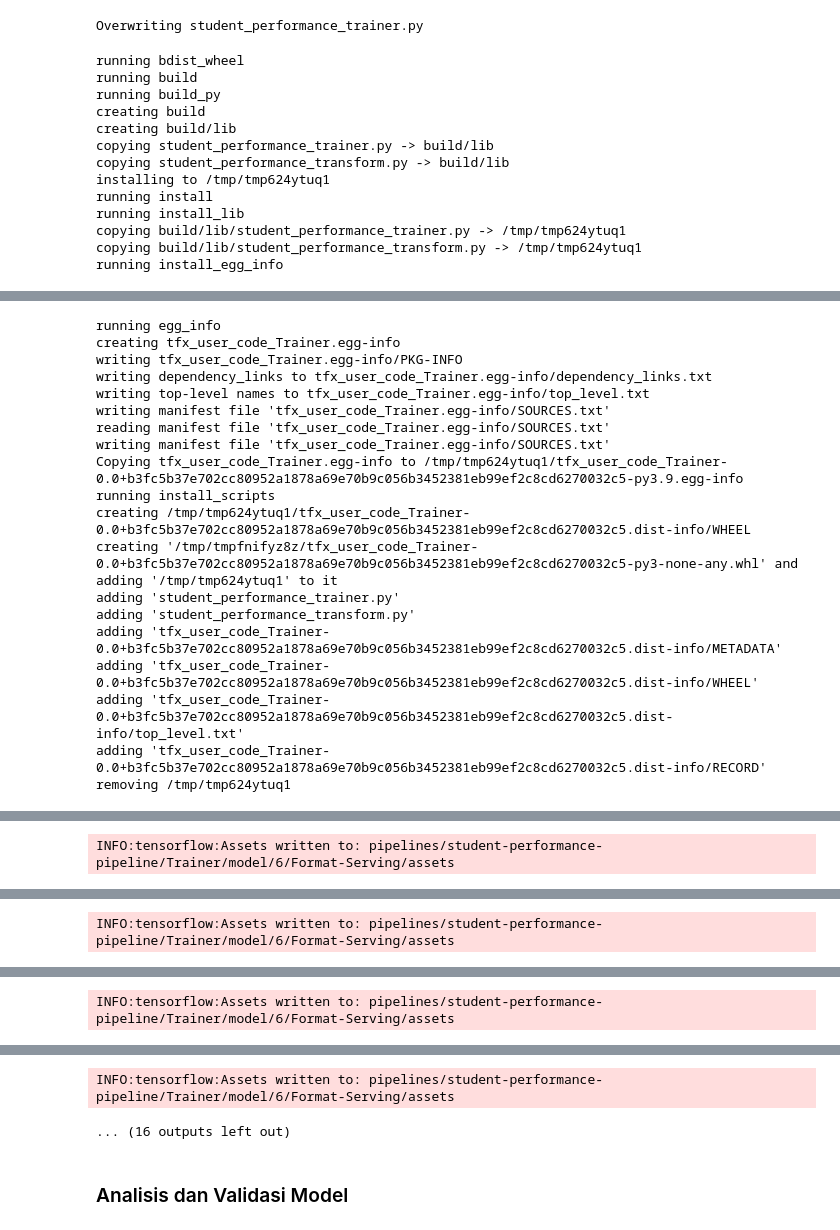
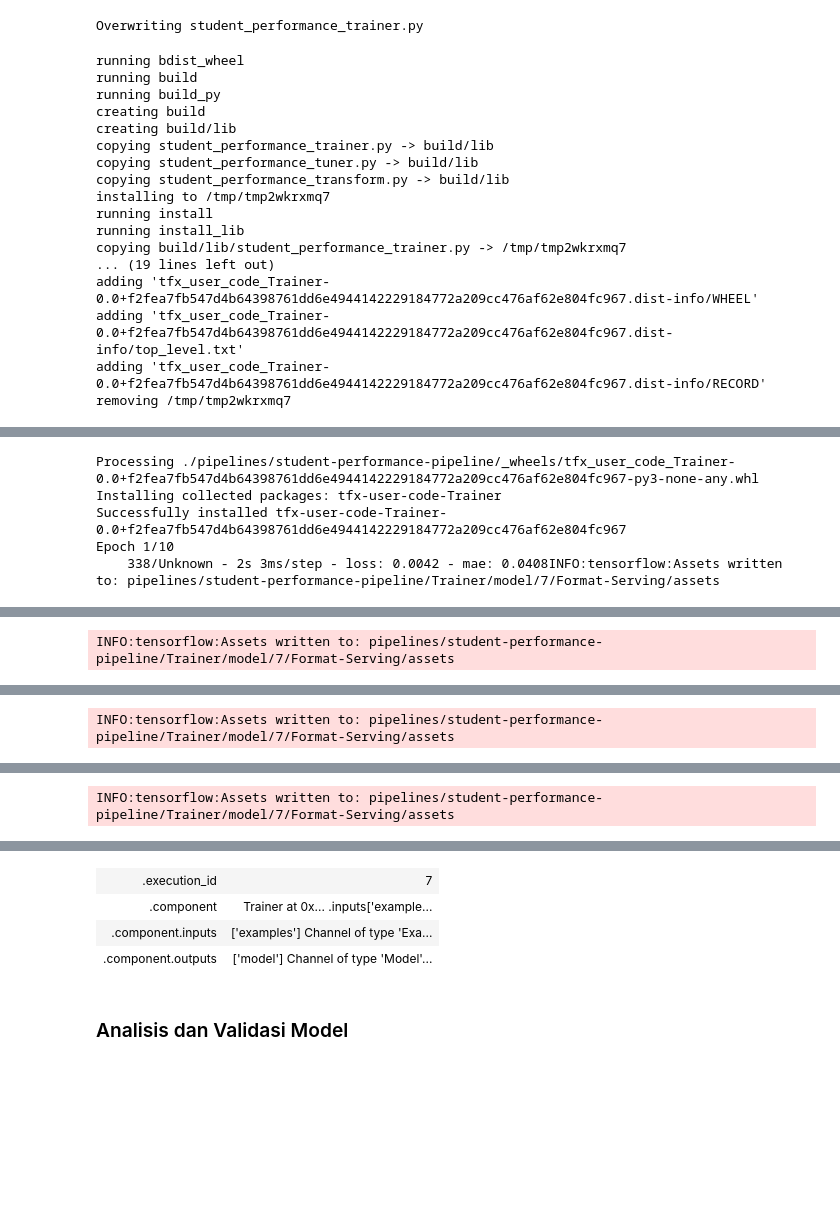
Before and after one commit to akhmad-ardi/ML_Predict_Student_Performance, a Jupyter notebook: notebook.ipynb, the cells around one changed output, grey strips where cells are left out. Cells and saved outputs as stored; diff of their text form; code cells hidden in the pictures; blank space fills up the shorter version.

```diff
--- a/notebook.ipynb
+++ b/notebook.ipynb
@@ -315,15 +501,14 @@ def run_fn(fn_args: FnArgs):
 # %% [output]
 Overwriting student_performance_trainer.py
 # %%
-from tfx.proto import trainer_pb2
-
 trainer = Trainer(
-    module_file=os.path.abspath(TRAINER_MODULE_FILE), # Path ke file Python yang berisi fungsi run_fn
-    examples=transform.outputs['transformed_examples'], # Contoh dari komponen ExampleGen atau Transform
+    module_file=os.path.abspath(TRAINER_MODULE_FILE),
+    examples=transform.outputs['transformed_examples'],
     transform_graph=transform.outputs['transform_graph'],
-    schema=schema_gen.outputs['schema'], # Skema data
-    train_args=trainer_pb2.TrainArgs(splits=['train']), # Training arguments (misalnya, num_steps)
-    eval_args=trainer_pb2.EvalArgs(splits=['eval']),# Evaluation arguments (misalnya, num_steps)
+    schema=schema_gen.outputs['schema'],
+    hyperparameters=tuner.outputs['best_hyperparameters'],
+    train_args=trainer_pb2.TrainArgs(splits=['train']),
+    eval_args=trainer_pb2.EvalArgs(splits=['eval']),
 )
 
 interactive_context.run(trainer)
@@ -334,13 +519,17 @@ running build_py
 creating build
 creating build/lib
 copying student_performance_trainer.py -> build/lib
+copying student_performance_tuner.py -> build/lib
 copying student_performance_transform.py -> build/lib
-installing to /tmp/tmp624ytuq1
+installing to /tmp/tmp2wkrxmq7
 running install
 running install_lib
-copying build/lib/student_performance_trainer.py -> /tmp/tmp624ytuq1
-copying build/lib/student_performance_transform.py -> /tmp/tmp624ytuq1
-running install_egg_info
+copying build/lib/student_performance_trainer.py -> /tmp/tmp2wkrxmq7
+... (19 lines left out)
+adding 'tfx_user_code_Trainer-0.0+f2fea7fb547d4b64398761dd6e4944142229184772a209cc476af62e804fc967.dist-info/WHEEL'
+adding 'tfx_user_code_Trainer-0.0+f2fea7fb547d4b64398761dd6e4944142229184772a209cc476af62e804fc967.dist-info/top_level.txt'
+adding 'tfx_user_code_Trainer-0.0+f2fea7fb547d4b64398761dd6e4944142229184772a209cc476af62e804fc967.dist-info/RECORD'
+removing /tmp/tmp2wkrxmq7
 !!
 
         ********************************************************************************
@@ -356,19 +548,5 @@ running install_egg_info
-running egg_info
-creating tfx_user_code_Trainer.egg-info
-writing tfx_user_code_Trainer.egg-info/PKG-INFO
-writing dependency_links to tfx_user_code_Trainer.egg-info/dependency_links.txt
-writing top-level names to tfx_user_code_Trainer.egg-info/top_level.txt
-writing manifest file 'tfx_user_code_Trainer.egg-info/SOURCES.txt'
-reading manifest file 'tfx_user_code_Trainer.egg-info/SOURCES.txt'
-writing manifest file 'tfx_user_code_Trainer.egg-info/SOURCES.txt'
-Copying tfx_user_code_Trainer.egg-info to /tmp/tmp624ytuq1/tfx_user_code_Trainer-0.0+b3fc5b37e702cc80952a1878a69e70b9c056b3452381eb99ef2c8cd6270032c5-py3.9.egg-info
-running install_scripts
-creating /tmp/tmp624ytuq1/tfx_user_code_Trainer-0.0+b3fc5b37e702cc80952a1878a69e70b9c056b3452381eb99ef2c8cd6270032c5.dist-info/WHEEL
-creating '/tmp/tmpfnifyz8z/tfx_user_code_Trainer-0.0+b3fc5b37e702cc80952a1878a69e70b9c056b3452381eb99ef2c8cd6270032c5-py3-none-any.whl' and adding '/tmp/tmp624ytuq1' to it
-adding 'student_performance_trainer.py'
-adding 'student_performance_transform.py'
-adding 'tfx_user_code_Trainer-0.0+b3fc5b37e702cc80952a1878a69e70b9c056b3452381eb99ef2c8cd6270032c5.dist-info/METADATA'
-adding 'tfx_user_code_Trainer-0.0+b3fc5b37e702cc80952a1878a69e70b9c056b3452381eb99ef2c8cd6270032c5.dist-info/WHEEL'
-adding 'tfx_user_code_Trainer-0.0+b3fc5b37e702cc80952a1878a69e70b9c056b3452381eb99ef2c8cd6270032c5.dist-info/top_level.txt'
-adding 'tfx_user_code_Trainer-0.0+b3fc5b37e702cc80952a1878a69e70b9c056b3452381eb99ef2c8cd6270032c5.dist-info/RECORD'
-removing /tmp/tmp624ytuq1
+Processing ./pipelines/student-performance-pipeline/_wheels/tfx_user_code_Trainer-0.0+f2fea7fb547d4b64398761dd6e4944142229184772a209cc476af62e804fc967-py3-none-any.whl
+Installing collected packages: tfx-user-code-Trainer
+Successfully installed tfx-user-code-Trainer-0.0+f2fea7fb547d4b64398761dd6e4944142229184772a209cc476af62e804fc967
+Epoch 1/10
+    338/Unknown - 2s 3ms/step - loss: 0.0042 - mae: 0.0408INFO:tensorflow:Assets written to: pipelines/student-performance-pipeline/Trainer/model/7/Format-Serving/assets
@@ -383 +556 @@ Epoch 1/10
-INFO:tensorflow:Assets written to: pipelines/student-performance-pipeline/Trainer/model/6/Format-Serving/assets
+INFO:tensorflow:Assets written to: pipelines/student-performance-pipeline/Trainer/model/7/Format-Serving/assets
@@ -386 +567 @@ Epoch 2/10
-INFO:tensorflow:Assets written to: pipelines/student-performance-pipeline/Trainer/model/6/Format-Serving/assets
+INFO:tensorflow:Assets written to: pipelines/student-performance-pipeline/Trainer/model/7/Format-Serving/assets
@@ -389 +576 @@ Epoch 3/10
-INFO:tensorflow:Assets written to: pipelines/student-performance-pipeline/Trainer/model/6/Format-Serving/assets
+INFO:tensorflow:Assets written to: pipelines/student-performance-pipeline/Trainer/model/7/Format-Serving/assets
@@ -392,5 +578,7 @@ Epoch 4/10
-INFO:tensorflow:Assets written to: pipelines/student-performance-pipeline/Trainer/model/6/Format-Serving/assets
-... (16 outputs left out)
+| .execution_id | 7 |
+| .component | Trainer at 0x... .inputs['example... |
+| .component.inputs | ['examples'] Channel of type 'Exa... |
+| .component.outputs | ['model'] Channel of type 'Model'... |
 # %% [markdown]
 ### Analisis dan Validasi Model
 # %% [markdown]
```
Also changed, not shown: parts of 17 cells of this notebook, 2 other files.
